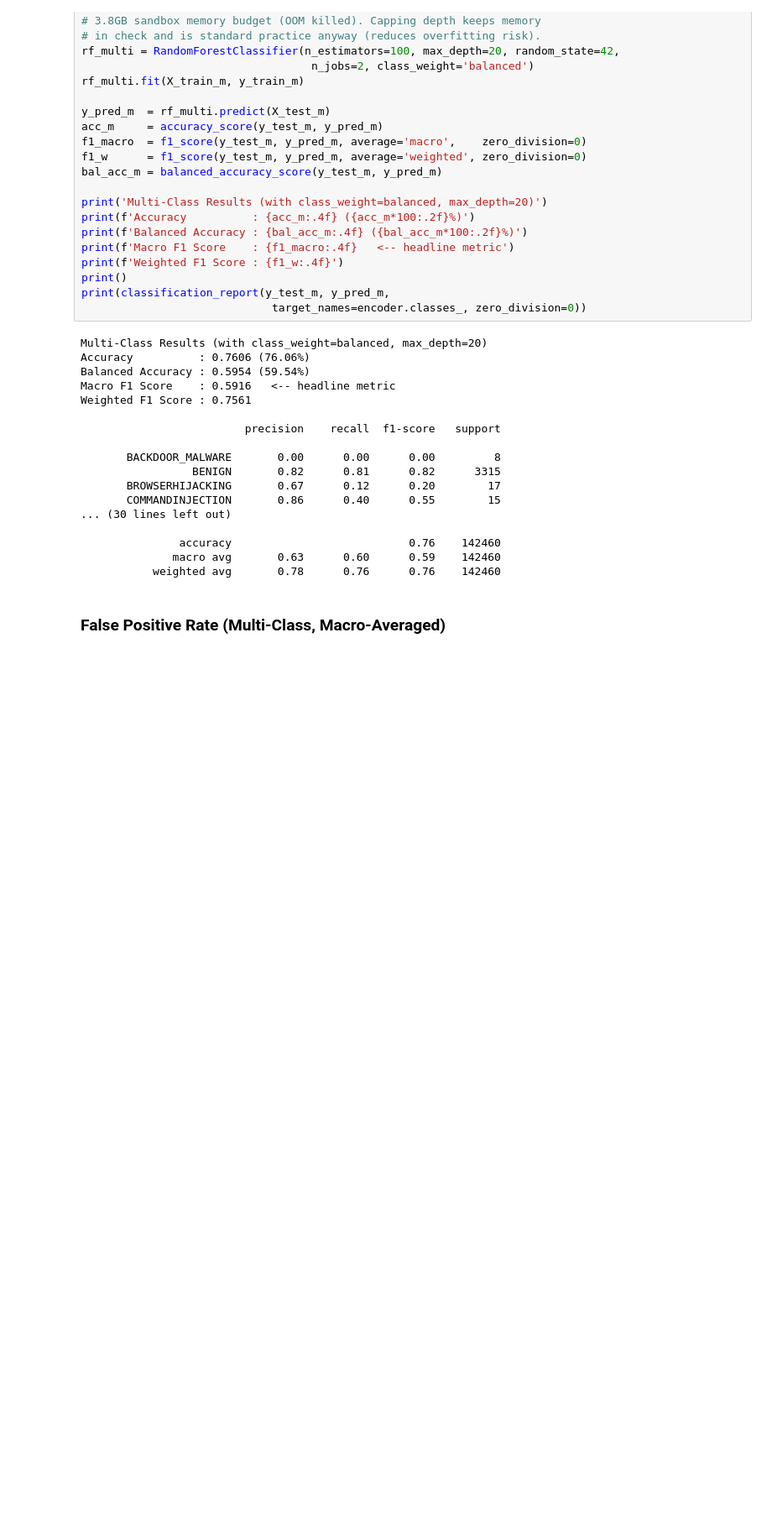
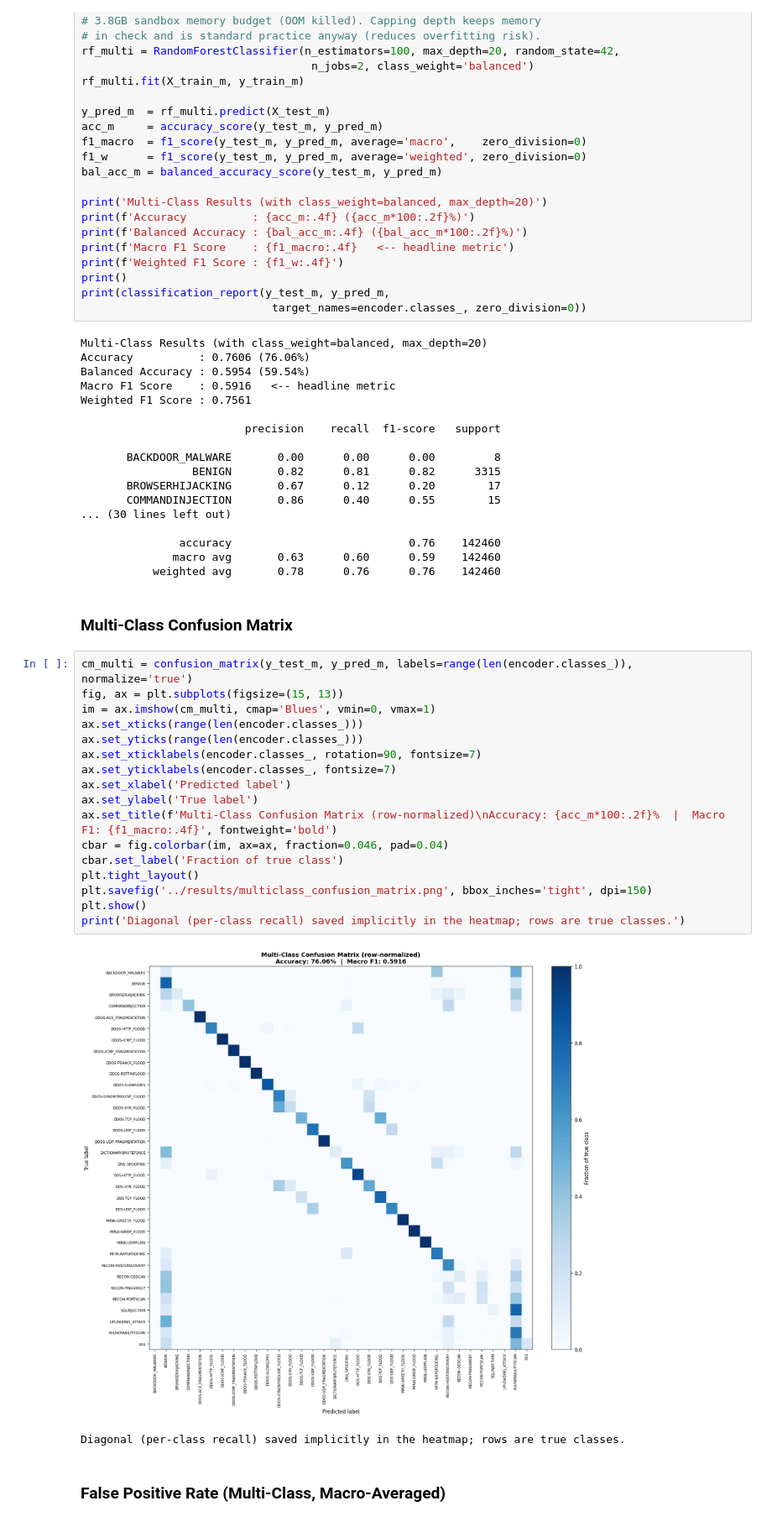
Before and after one commit to guttamahesh/adaptive-drift-aware-ids, a Jupyter notebook: notebooks/baseline_analysis.ipynb, the cells around one changed output. Shown at 84% size. Cells and saved outputs as stored; diff of their text form; blank space fills up the shorter version.

```diff
--- a/notebooks/baseline_analysis.ipynb
+++ b/notebooks/baseline_analysis.ipynb
@@ -271,6 +271,28 @@ Weighted F1 Score : 0.7561
                accuracy                           0.76    142460
               macro avg       0.63      0.60      0.59    142460
            weighted avg       0.78      0.76      0.76    142460
+# %% [markdown]
+### Multi-Class Confusion Matrix
+# %%
+cm_multi = confusion_matrix(y_test_m, y_pred_m, labels=range(len(encoder.classes_)), normalize='true')
+fig, ax = plt.subplots(figsize=(15, 13))
+im = ax.imshow(cm_multi, cmap='Blues', vmin=0, vmax=1)
+ax.set_xticks(range(len(encoder.classes_)))
+ax.set_yticks(range(len(encoder.classes_)))
+ax.set_xticklabels(encoder.classes_, rotation=90, fontsize=7)
+ax.set_yticklabels(encoder.classes_, fontsize=7)
+ax.set_xlabel('Predicted label')
+ax.set_ylabel('True label')
+ax.set_title(f'Multi-Class Confusion Matrix (row-normalized)\nAccuracy: {acc_m*100:.2f}%  |  Macro F1: {f1_macro:.4f}', fontweight='bold')
+cbar = fig.colorbar(im, ax=ax, fraction=0.046, pad=0.04)
+cbar.set_label('Fraction of true class')
+plt.tight_layout()
+plt.savefig('../results/multiclass_confusion_matrix.png', bbox_inches='tight', dpi=150)
+plt.show()
+print('Diagonal (per-class recall) saved implicitly in the heatmap; rows are true classes.')
+# %% [output]
+[figure, added]
+Diagonal (per-class recall) saved implicitly in the heatmap; rows are true classes.
 # %% [markdown]
 ### False Positive Rate (Multi-Class, Macro-Averaged)
 # %%
```
Also changed, not shown: 11 other files.
